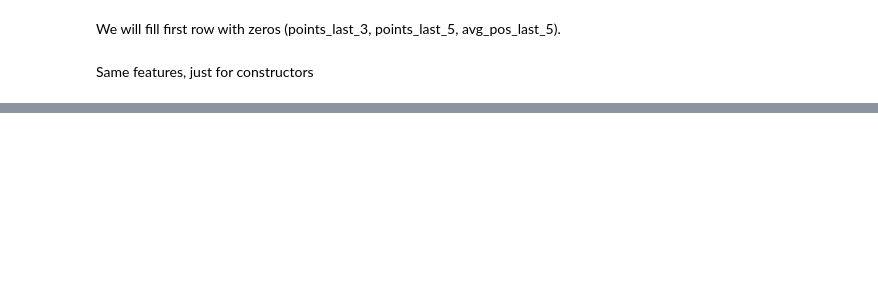
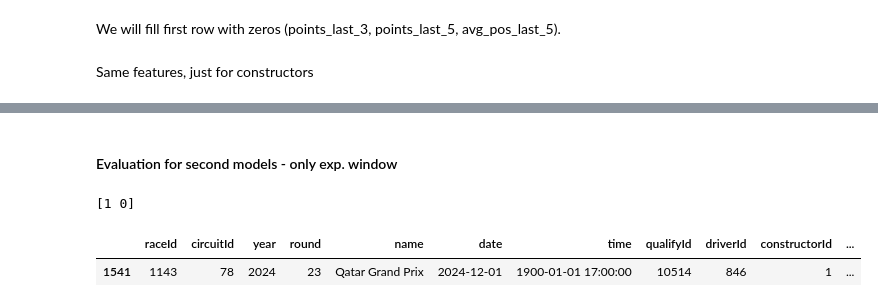
Before and after one commit to Ognjeniii/f1-predictions, a Jupyter notebook: F1.ipynb, the cells around one changed output, grey strips where cells are left out. Drawn from its saved outputs; the diff is of its cells as text; code cells hidden in the pictures; blank space fills up the shorter version.

```diff
--- a/F1.ipynb
+++ b/F1.ipynb
@@ -883,0 +921,9 @@ df[
+# %% [markdown]
+#### Evaluation for second models - only exp. window
+# %%
+print(df['scored_points'].unique())
+df.head(1)
+# %% [output]
+[1 0]
+|  | raceId | circuitId | year | round | name | date | time | qualifyId | driverId | constructorId | ... |
+| 1541 | 1143 | 78 | 2024 | 23 | Qatar Grand Prix | 2024-12-01 | 1900-01-01 17:00:00 | 10514 | 846 | 1 | ... |
```
Also changed, not shown: parts of 21 cells of this notebook.
